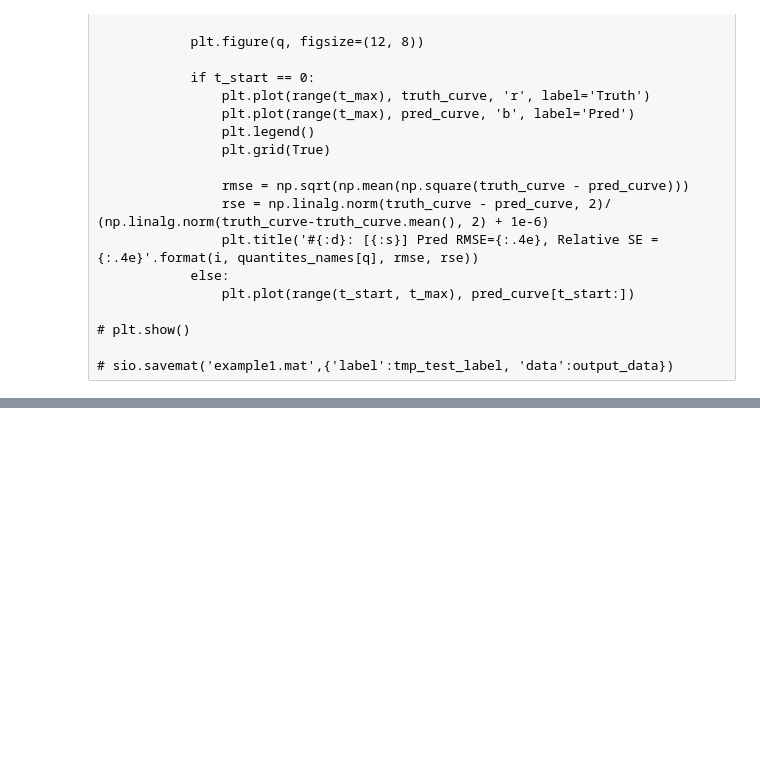
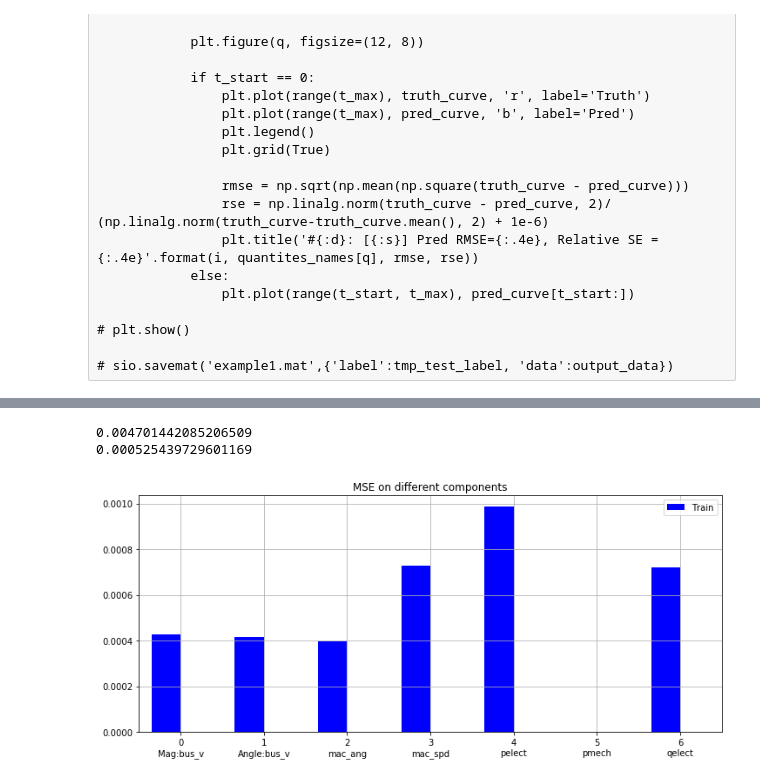
Before and after one commit to nhlijiaming/transient_mac1, a Jupyter notebook: mac1_tuning.ipynb, the cells around one changed output, grey strips where cells are left out. Drawn from its saved outputs; the diff is of its cells as text; code cells hidden in the pictures; blank space fills up the shorter version.

```diff
--- a/mac1_tuning.ipynb
+++ b/mac1_tuning.ipynb
@@ -198,12 +247,12 @@ plt.show()
 # entry = np.floor(np.random.uniform(low=0, high=1600, size=(1, 1))).astype(int).reshape(-1)
 # entry = np.floor(np.random.uniform(low=4800, high=5200, size=(1, 1))).astype(int).reshape(-1)
 
-entry=[5142]
+entry=[3678]
 # entry =[2108]  % contigency at Line 5
 # entry=[4880]  % another contigency at Line 5
 # entry = [4800]
 # entry = mac1.sample_idx[entry]
-t_max = 880
+t_max = 700
 
 quantities = [0,1,4,5,6,7,8]  # in data indices
 quantities_transform = [0, 1, -1, -1, 2, 3, 4, 5, 6]  # transform data indices to label indices
@@ -260,6 +309,7 @@ for i in entry:
         rmse = np.sqrt(np.mean(np.square(truth_curve - pred_curve)))
         rse = np.linalg.norm(truth_curve - pred_curve, 2)/ (np.linalg.norm(truth_curve-truth_curve.mean(), 2) + 1e-6)
         plt.title('#{:d}: [{:s}] Pred RMSE={:.4e}, Relative SE = {:.4e}'.format(i, quantites_names[q], rmse, rse))
+        plt.xlim([0,50])
 
 # plt.show()
 
@@ -373,0 +495,71 @@ for i in entry:
+# %%
+def train_for_one_epoch(self):
+    model = self.model
+    optimizer = self.optimizer
+    device = self.device
+    criterion = self.criterion
+    data_len = self.data_len
+    batchsize = self.batchsize
+
+    train_data_torch = self.train_data_torch
+    train_label_torch = self.train_label_torch
+
+    model.eval()
+    if self.teacher_forcing_ratio_decay:
+        self.teacher_forcing_ratio *= 0.9975 #  0.9966
+
+    loss = 0
+    detailed_loss = np.zeros((data_len, self.n_training_sample, 7))
+    with torch.no_grad():
+        for j in range(0, self.n_training_sample, self.batchsize):
+            rnn_states = model.initial_states()
+
+            use_teacher_forcing = True
+            if use_teacher_forcing:
+                # with total teacher forcing, 20x faster
+                inputs = train_data_torch[:data_len, j:j+batchsize, :].reshape(data_len,batchsize,-1).to(device)
+                outputs, rnn_states = model(inputs, rnn_states)
+                labels = train_label_torch[:, j:j+batchsize, :].to(device)
+                loss += criterion(outputs, labels)
+                detailed_loss[:, j:j+200, :] = np.square(outputs.cpu().data.numpy() - labels.cpu().data.numpy())
+            else:
+                for t in range(data_len):
+                    # construct input data from previous output and external dataset
+                    inputs = train_data_torch[t, j:j+batchsize, :].reshape(1,batchsize,-1).clone().to(device)
+                    if t>0:
+                        # teacher forcing: replacing inputs with ground truth
+                        inputs[:,:,[0,1,4,5,6,7,8]] = outputs[0,:,[0,1,2,3,4,5,6]].detach()
+
+                    # forward
+                    outputs, rnn_states = model(inputs, rnn_states)
+
+                    # compute loss
+                    labels = train_label_torch[t, j:j+batchsize, :].reshape(1,batchsize,-1).to(device)
+                    loss += criterion(outputs, labels, weight=0.0)
+                    detailed_loss[t, j:j+200, :] = np.square(outputs.cpu().data.numpy() - labels.cpu().data.numpy())
+                loss /= data_len
+    loss /= (self.n_training_sample/self.batchsize)
+    print(loss.item())
+    return detailed_loss
+
+ret = train_for_one_epoch(mac1)
+print(ret.mean())
+# %% [output]
+0.004701442085206509
+0.000525439729601169
+# %%
+mse_q = np.mean(np.mean(ret, axis=0),axis=0)
+
+plt.figure(4, figsize=(12, 5))
+plt.bar(x-width/2, mse_q, width, label='Train', color=c)
+# plt.bar(x+width/2, eval_rse_test, width, label='Test', color=c2)
+plt.xticks(x, xticks)
+plt.grid(True)
+plt.xlim([-0.5, 6.5])
+plt.legend()
+# plt.yscale('log')
+# plt.ylim([0,1e-1])
+plt.title('MSE on different components')
+plt.show()
+# %% [output]
+[figure, added]
```
Also changed, not shown: parts of 8 cells of this notebook, 3 other files.
